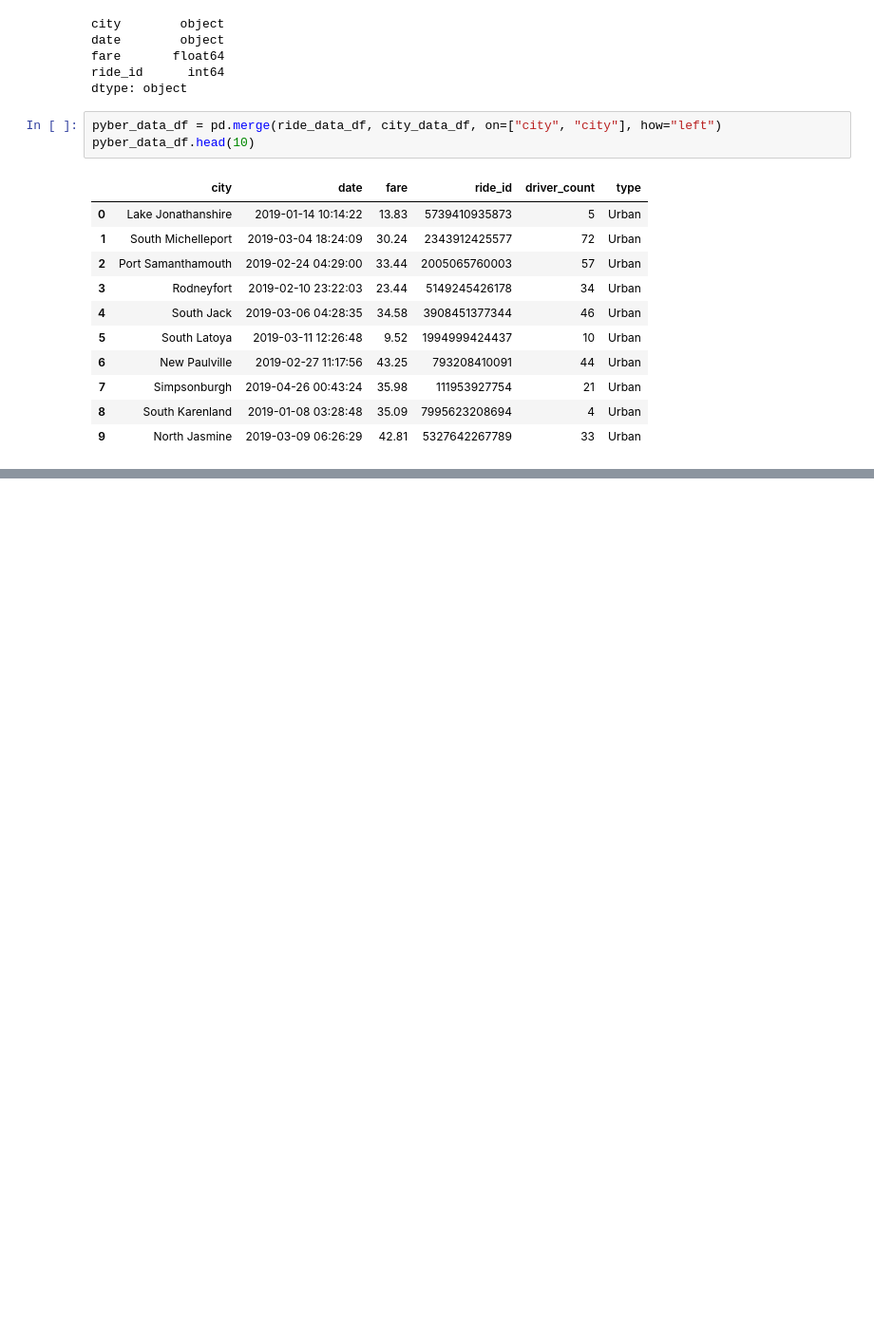
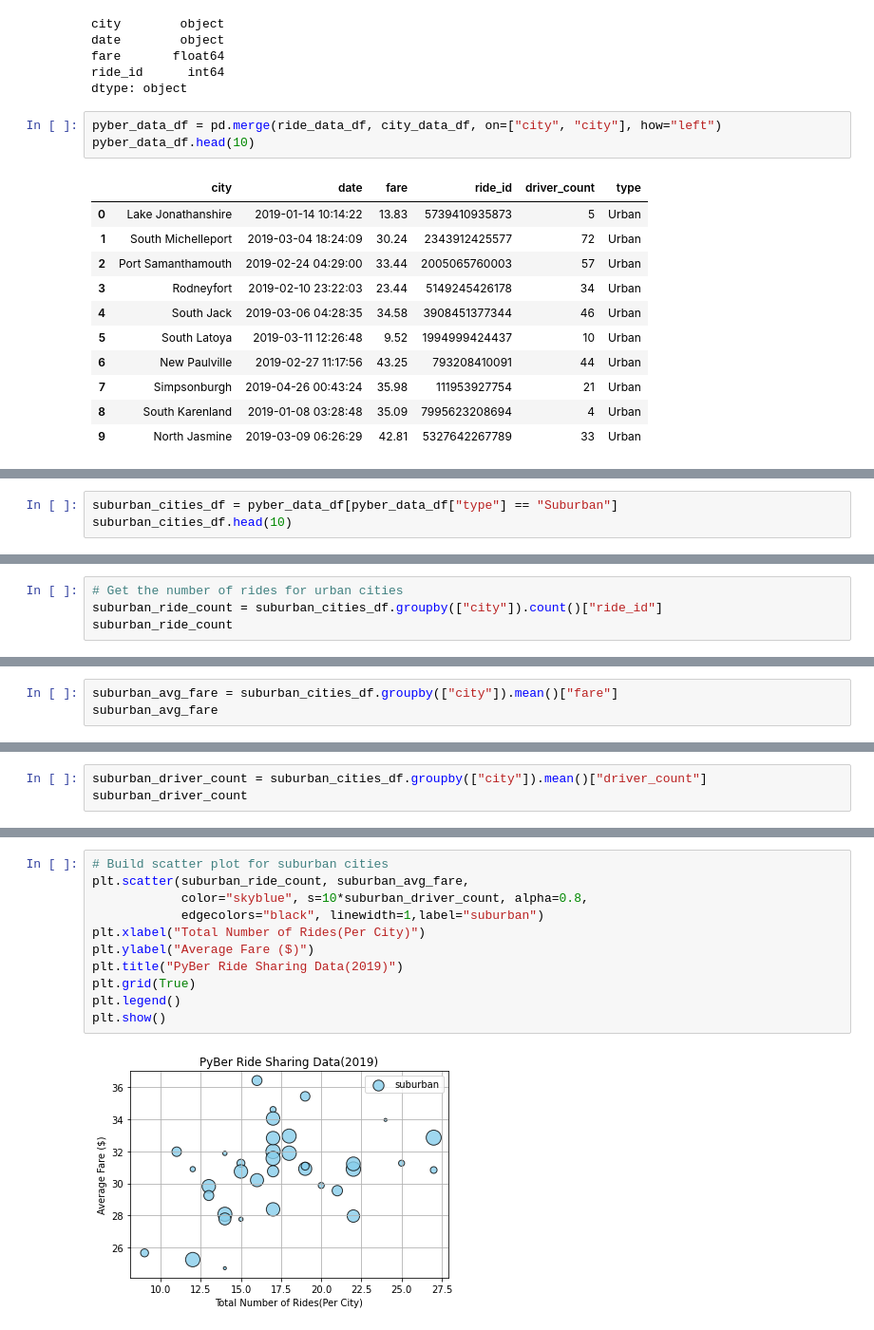
Before and after one commit to hariniv22/PyBer_Analysis, a Jupyter notebook: pyBer.ipynb, the cells around one changed output, grey strips where cells are left out. Shown: that part at 95% size. Drawn from its saved outputs; the diff is of its cells as text; blank space fills up the shorter version.

```diff
--- a/pyBer.ipynb
+++ b/pyBer.ipynb
@@ -124,0 +141,3 @@ pyber_data_df.head(10)
+# %%
+suburban_cities_df = pyber_data_df[pyber_data_df["type"] == "Suburban"]
+suburban_cities_df.head(10)
@@ -124,0 +189,4 @@ pyber_data_df.head(10)
+# %%
+# Get the number of rides for urban cities
+suburban_ride_count = suburban_cities_df.groupby(["city"]).count()["ride_id"]
+suburban_ride_count
@@ -124,0 +254,3 @@ pyber_data_df.head(10)
+# %%
+suburban_avg_fare = suburban_cities_df.groupby(["city"]).mean()["fare"]
+suburban_avg_fare
@@ -124,0 +317,3 @@ pyber_data_df.head(10)
+# %%
+suburban_driver_count = suburban_cities_df.groupby(["city"]).mean()["driver_count"]
+suburban_driver_count
@@ -124,0 +375,13 @@ pyber_data_df.head(10)
+# %%
+# Build scatter plot for suburban cities
+plt.scatter(suburban_ride_count, suburban_avg_fare,
+            color="skyblue", s=10*suburban_driver_count, alpha=0.8,
+            edgecolors="black", linewidth=1,label="suburban")
+plt.xlabel("Total Number of Rides(Per City)")
+plt.ylabel("Average Fare ($)")
+plt.title("PyBer Ride Sharing Data(2019)")
+plt.grid(True)
+plt.legend()
+plt.show()
+# %% [output]
+[figure, added]
```
Also changed, not shown: parts of 15 cells of this notebook, 3 other files.
